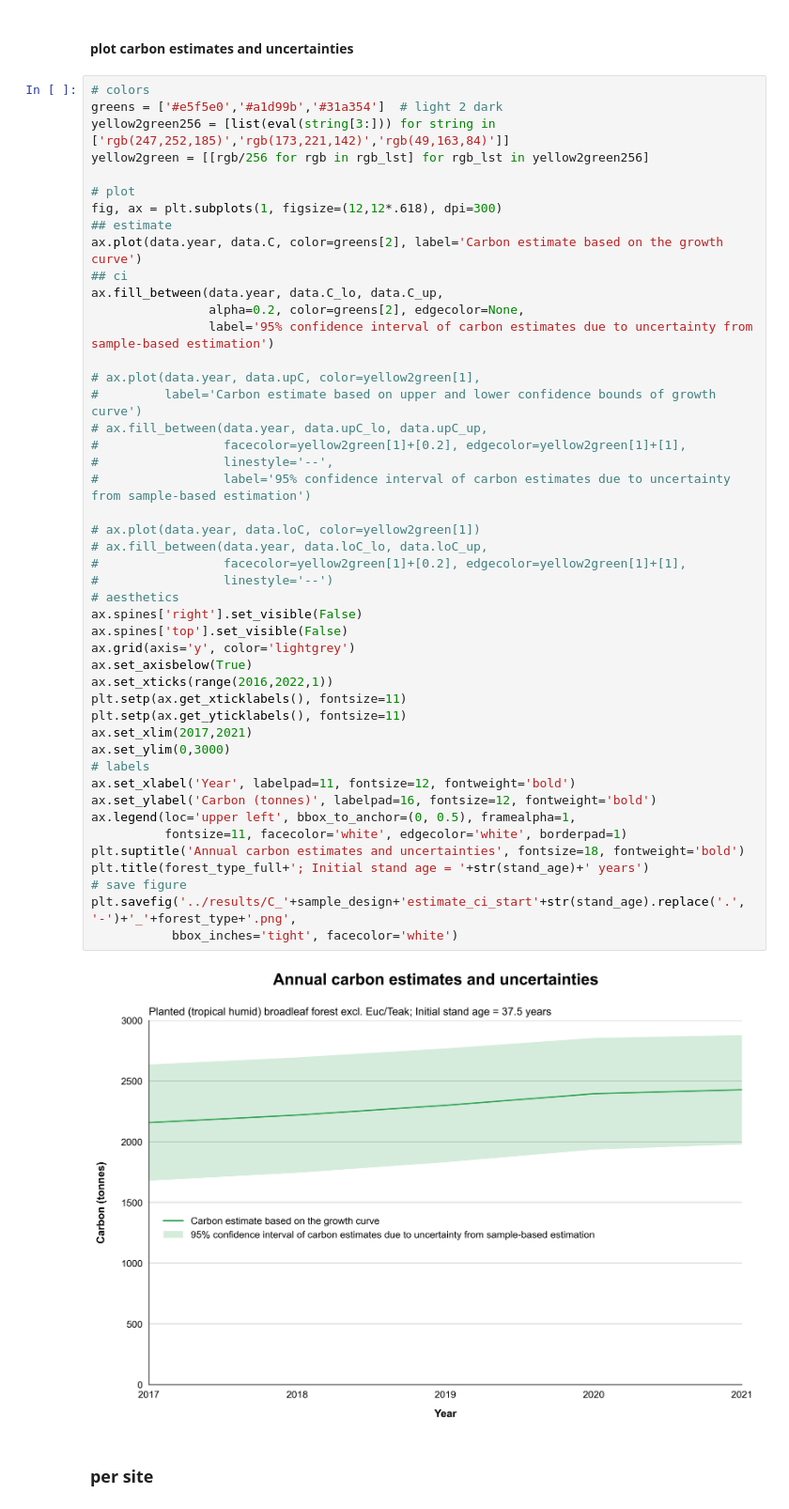
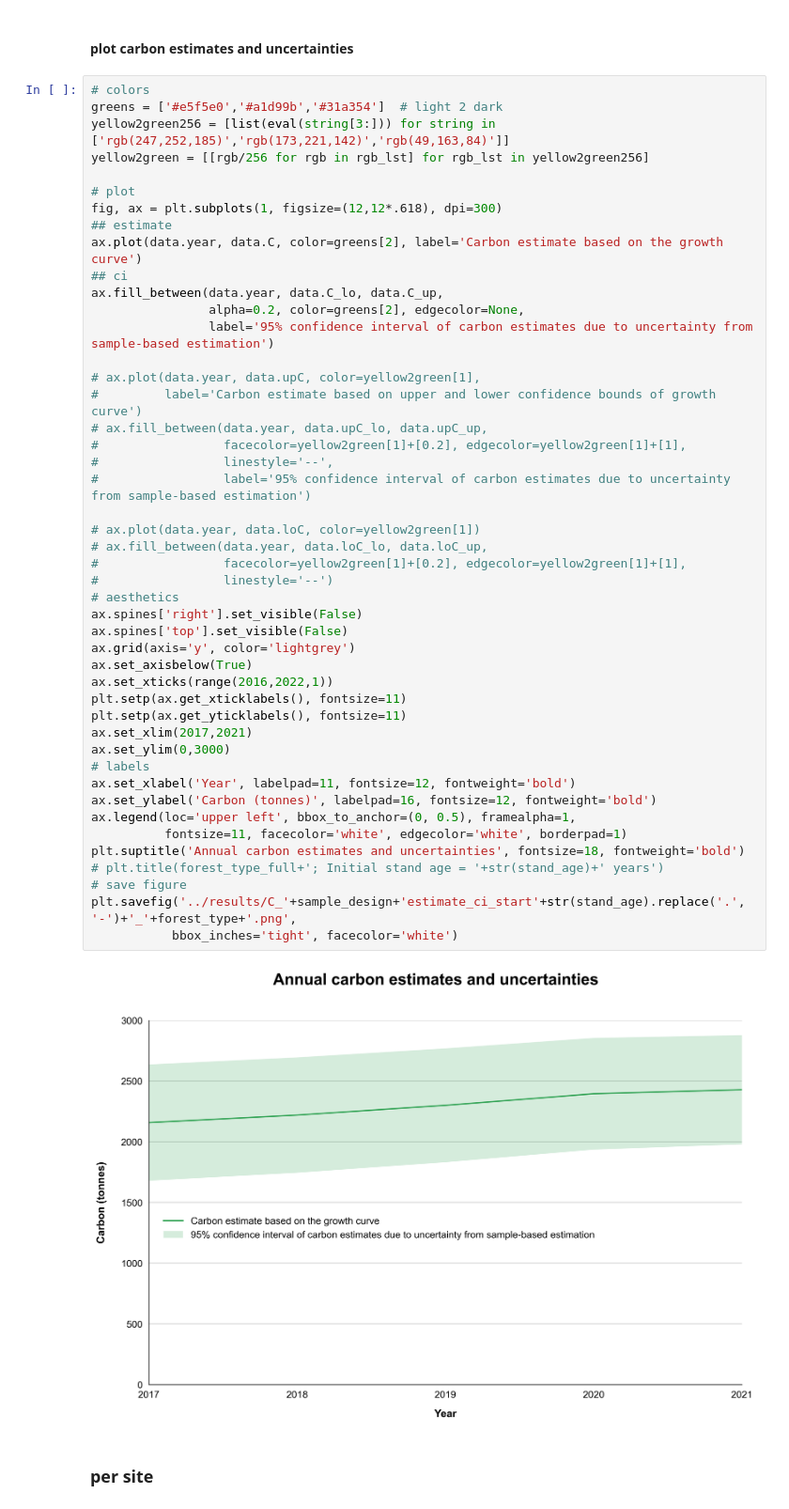
Before and after one commit to Tianchi-Liu/TerraBio, a Jupyter notebook: area_estimation/code/plot_carbon_estimate_uncertainty.ipynb, the cells around one changed output. Shown: that part at 94% size. Cells and saved outputs as stored; diff of their text form.

Commit message:
clean up plot title for report

```diff
--- a/area_estimation/code/plot_carbon_estimate_uncertainty.ipynb
+++ b/area_estimation/code/plot_carbon_estimate_uncertainty.ipynb
@@ -78,35 +78,35 @@ ax.fill_between(data.year, data.C_lo, data.C_up,
 #         label='Carbon estimate based on upper and lower confidence bounds of growth curve')
 # ax.fill_between(data.year, data.upC_lo, data.upC_up,
 #                 facecolor=yellow2green[1]+[0.2], edgecolor=yellow2green[1]+[1],
 #                 linestyle='--',
 #                 label='95% confidence interval of carbon estimates due to uncertainty from sample-based estimation')
 
 # ax.plot(data.year, data.loC, color=yellow2green[1])
 # ax.fill_between(data.year, data.loC_lo, data.loC_up,
 #                 facecolor=yellow2green[1]+[0.2], edgecolor=yellow2green[1]+[1],
 #                 linestyle='--')
 # aesthetics
 ax.spines['right'].set_visible(False)
 ax.spines['top'].set_visible(False)
 ax.grid(axis='y', color='lightgrey')
 ax.set_axisbelow(True)
 ax.set_xticks(range(2016,2022,1))
 plt.setp(ax.get_xticklabels(), fontsize=11)
 plt.setp(ax.get_yticklabels(), fontsize=11)
 ax.set_xlim(2017,2021)
 ax.set_ylim(0,3000)
 # labels
 ax.set_xlabel('Year', labelpad=11, fontsize=12, fontweight='bold')
 ax.set_ylabel('Carbon (tonnes)', labelpad=16, fontsize=12, fontweight='bold')
 ax.legend(loc='upper left', bbox_to_anchor=(0, 0.5), framealpha=1,
           fontsize=11, facecolor='white', edgecolor='white', borderpad=1)
 plt.suptitle('Annual carbon estimates and uncertainties', fontsize=18, fontweight='bold')
-plt.title(forest_type_full+'; Initial stand age = '+str(stand_age)+' years')
+# plt.title(forest_type_full+'; Initial stand age = '+str(stand_age)+' years')
 # save figure
 plt.savefig('../results/C_'+sample_design+'estimate_ci_start'+str(stand_age).replace('.', '-')+'_'+forest_type+'.png',
            bbox_inches='tight', facecolor='white')
 # %% [output]
-[figure, old version]
+[figure, new version]
 # %% [markdown]
 ### per site
 # %% [markdown]
```
Also changed, not shown: parts of 1 cell of this notebook, 1 other file.
